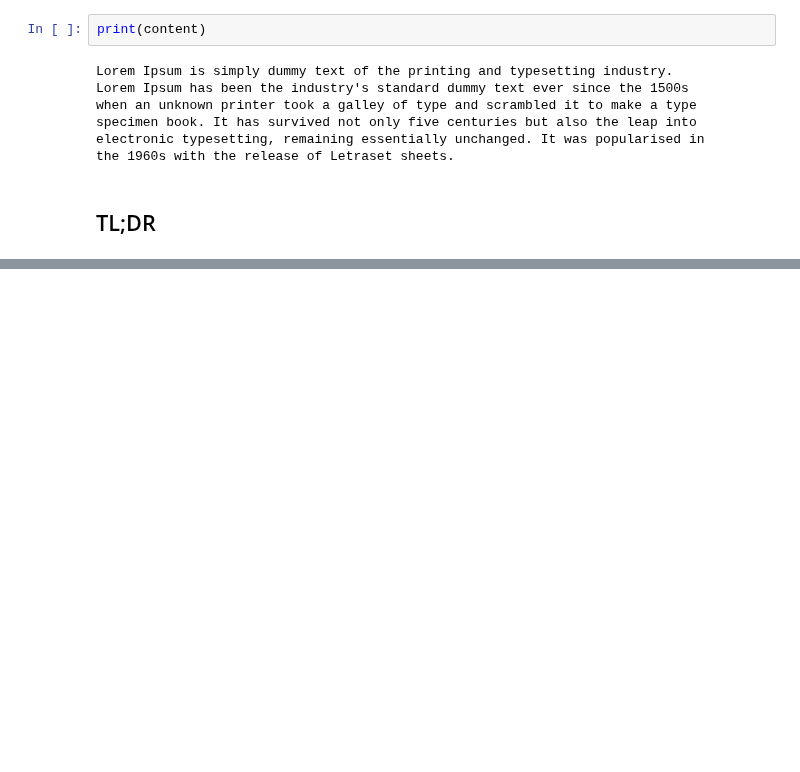
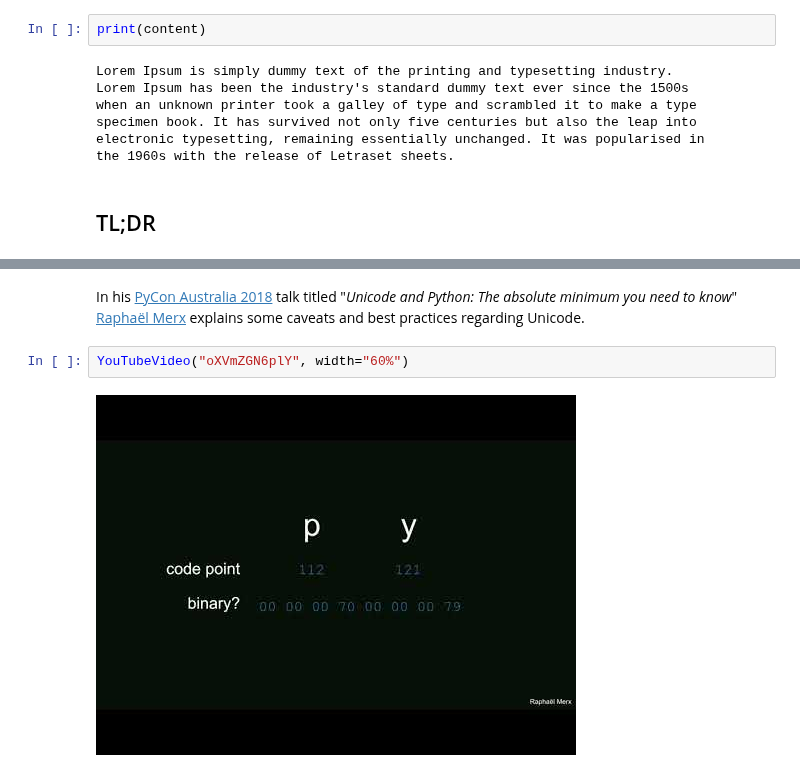
Before and after one commit to webartifex/intro-to-python, a Jupyter notebook: 06_text_00_lecture.ipynb, the cells around one changed output, grey strips where cells are left out. Saved outputs shown, nothing was run; the diff lists cells and outputs as text; blank space fills up the shorter version.

```diff
--- a/06_text_00_lecture.ipynb
+++ b/06_text_00_lecture.ipynb
@@ -713,0 +1214,6 @@ The `str` type supports *four* orthogonal **abstract concepts** that together co
+# %% [markdown]
+In his [PyCon Australia 2018](https://2018.pycon-au.org/) talk titled "*Unicode and Python: The absolute minimum you need to know*" [Raphaël Merx](https://www.linkedin.com/in/raphaelmerx/) explains some caveats and best practices regarding Unicode.
+# %%
+YouTubeVideo("oXVmZGN6plY", width="60%")
+# %% [output]
+[figure, added]
```
Also changed, not shown: parts of 297 cells of this notebook, 2 other files.
